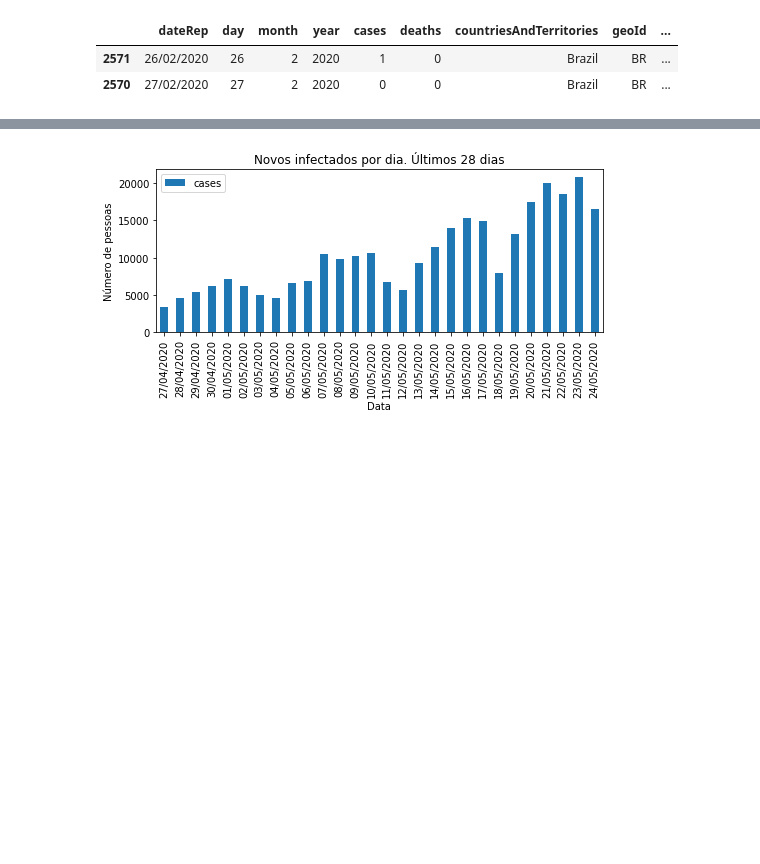
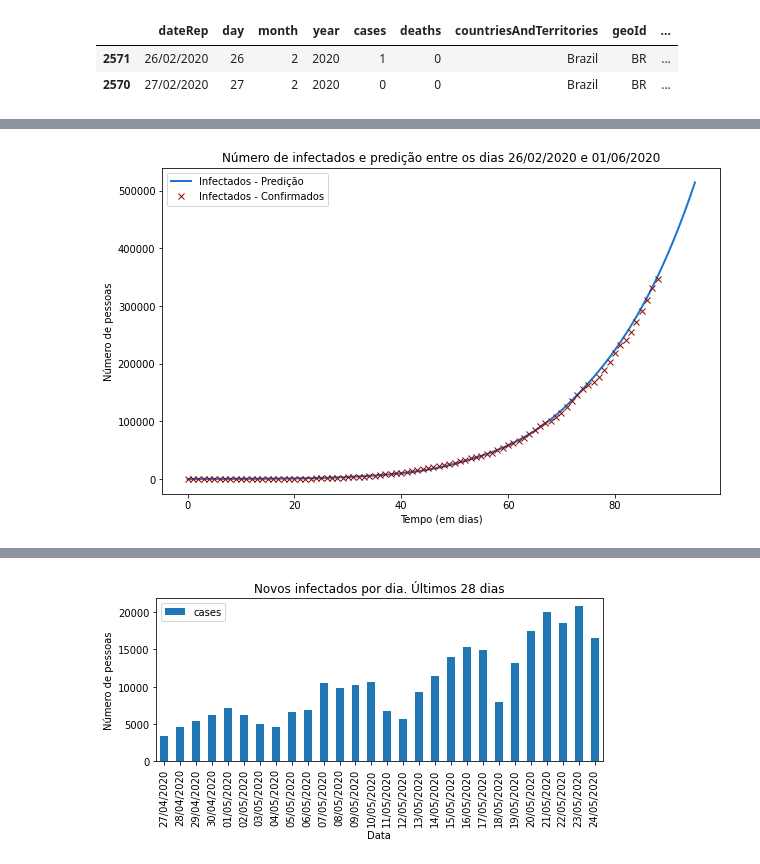
Before and after one commit to SrMouraSilva/modelagem-matematica, a Jupyter notebook: tarefa2-corona/Tarefa_3_-_Modelagem_de_doencas_infecciosas.ipynb, the cells around one changed output, grey strips where cells are left out. Drawn from its saved outputs; the diff is of its cells as text; code cells hidden in the pictures; blank space fills up the shorter version.

```diff
--- a/tarefa2-corona/Tarefa_3_-_Modelagem_de_doencas_infecciosas.ipynb
+++ b/tarefa2-corona/Tarefa_3_-_Modelagem_de_doencas_infecciosas.ipynb
@@ -375,0 +405,4 @@ Ao verificar os últimos 14 dias do gráfico "**Número de infectados e prediç
+# %%
+relatorio.plot_comparativo()
+# %% [output]
+[figure, added]
```
Also changed, not shown: parts of 30 cells of this notebook, 1 other file.
